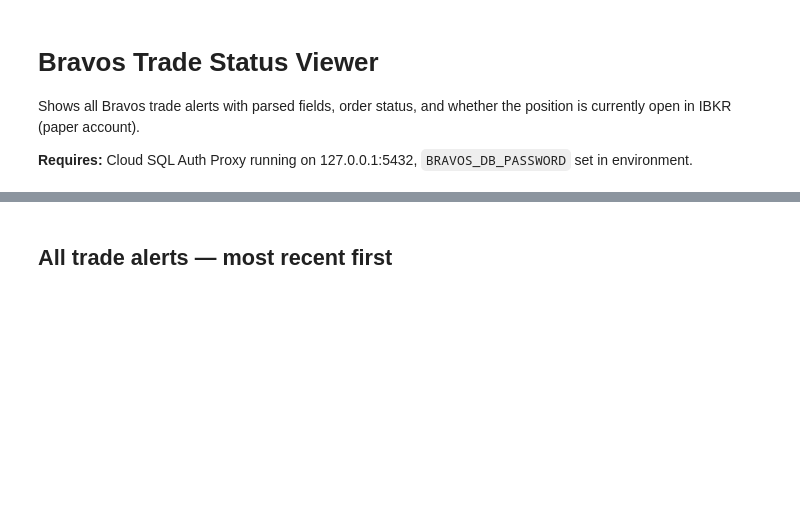
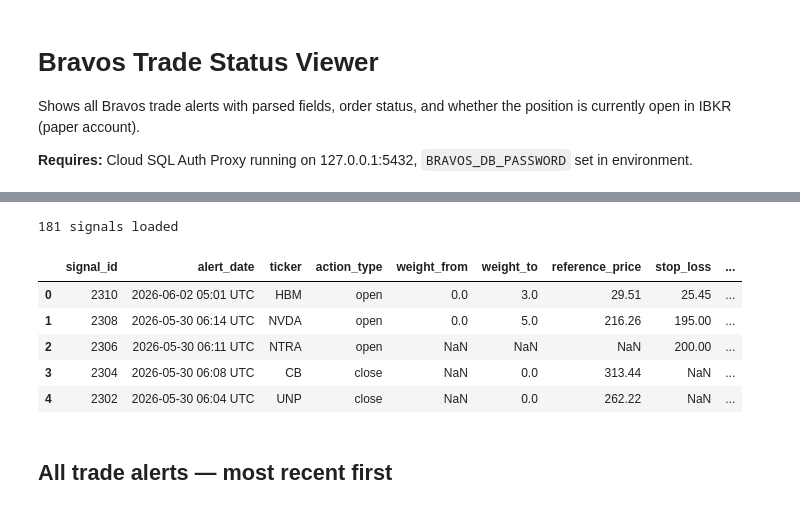
Before and after one commit to cd205/bravos, a Jupyter notebook: notebooks/trade-status-viewer.ipynb, the cells around one changed output, grey strips where cells are left out. Drawn from its saved outputs; the diff is of its cells as text; code cells hidden in the pictures; blank space fills up the shorter version.

```diff
--- a/notebooks/trade-status-viewer.ipynb
+++ b/notebooks/trade-status-viewer.ipynb
@@ -53,6 +55,8 @@ SELECT
     s.weight_from,
     s.weight_to,
     s.reference_price,
+    s.stop_loss,
+    s.take_profits,
     s.confidence,
     s.post_title,
     s.post_url,
@@ -61,33 +65,41 @@ SELECT
         WHEN lg.gate_passed = FALSE                             THEN 'risk_blocked'
         WHEN lo.order_status IS NULL                           THEN 'no_order'
         ELSE lo.order_status
     END                                             AS order_status,
     lo.order_qty,
     lo.fill_price,
     ol.open_qty_internal,
     ib.ibkr_qty,
     ib.ibkr_avg_cost,
     ib.snapshot_at                                  AS ibkr_snapshot_at,
     CASE
         WHEN ib.ibkr_qty IS NOT NULL AND ib.ibkr_qty != 0 THEN 'OPEN'
         WHEN ib.ibkr_qty = 0                               THEN 'CLOSED'
         ELSE 'UNKNOWN'
     END                                             AS ibkr_position_status
 FROM signals s
 LEFT JOIN latest_gate   lg ON lg.signal_id = s.id
 LEFT JOIN latest_order  lo ON lo.signal_id = s.id
 LEFT JOIN open_lots     ol ON ol.ticker    = s.ticker
 LEFT JOIN ibkr_snapshot ib ON ib.ticker    = s.ticker
 WHERE s.post_title != 'test'
   AND s.ticker NOT IN ('TEST', 'BADTKR')
   AND s.ticker IS NOT NULL
 ORDER BY s.created_at DESC;
 """
 
 df = pd.read_sql(query, conn)
 df['alert_date'] = pd.to_datetime(df['alert_date']).dt.strftime('%Y-%m-%d %H:%M UTC')
 print(f'{len(df)} signals loaded')
 df.head()
+# %% [output]
+181 signals loaded
+|  | signal_id | alert_date | ticker | action_type | weight_from | weight_to | reference_price | stop_loss | ... |
+| 0 | 2310 | 2026-06-02 05:01 UTC | HBM | open | 0.0 | 3.0 | 29.51 | 25.45 | ... |
+| 1 | 2308 | 2026-05-30 06:14 UTC | NVDA | open | 0.0 | 5.0 | 216.26 | 195.00 | ... |
+| 2 | 2306 | 2026-05-30 06:11 UTC | NTRA | open | NaN | NaN | NaN | 200.00 | ... |
+| 3 | 2304 | 2026-05-30 06:08 UTC | CB | close | NaN | 0.0 | 313.44 | NaN | ... |
+| 4 | 2302 | 2026-05-30 06:04 UTC | UNP | close | NaN | 0.0 | 262.22 | NaN | ... |
 # %% [markdown]
 ## All trade alerts — most recent first
 # %%
```
Also changed, not shown: parts of 5 cells of this notebook, 10 other files.
